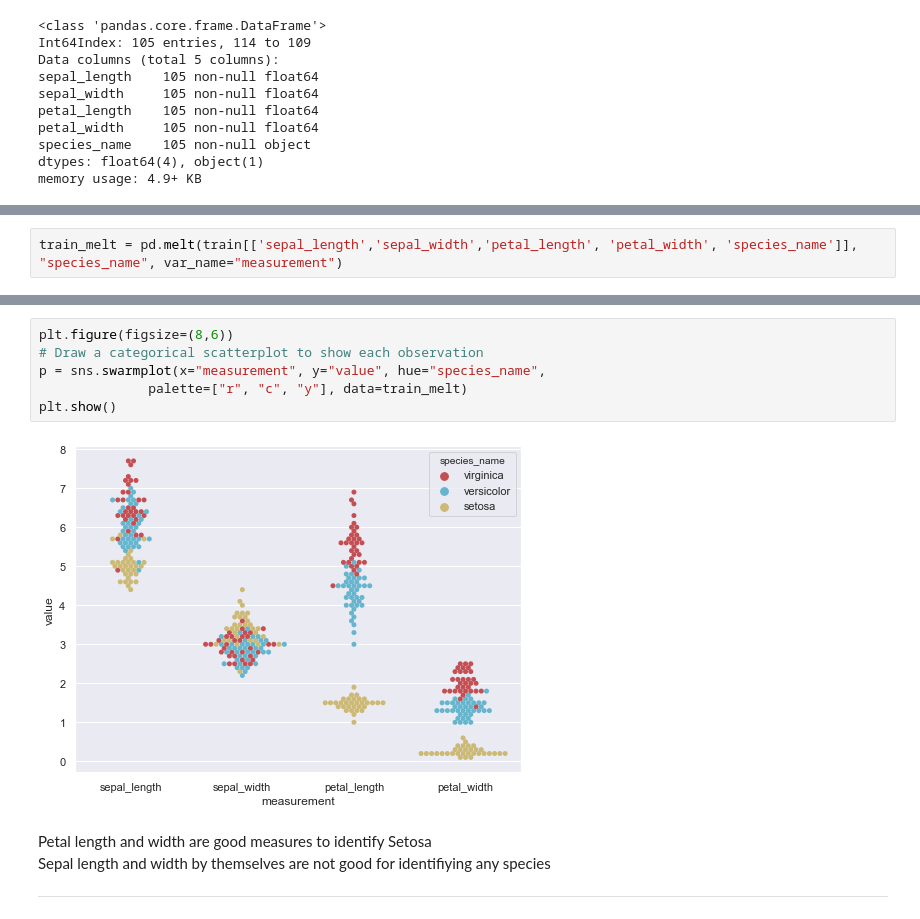
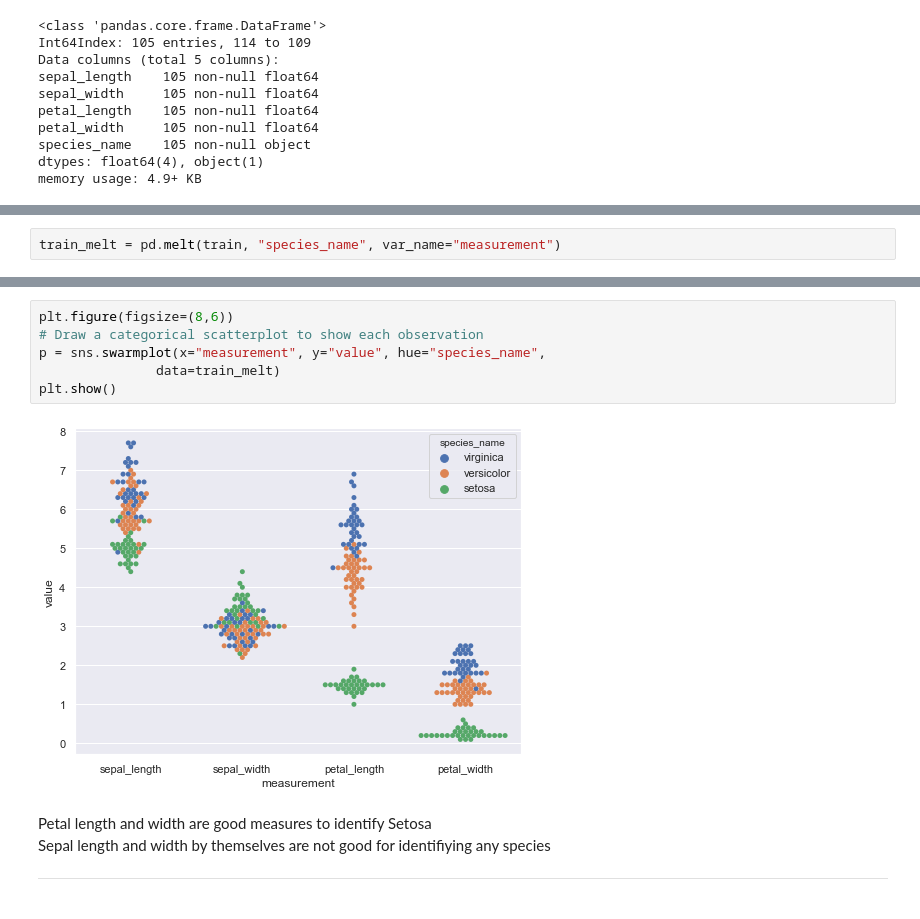
Before and after one commit to ravinder79/classification, a Jupyter notebook: classification_exercises.ipynb, the cells around one changed output, grey strips where cells are left out. Cells and saved outputs as stored; diff of their text form.

```diff
--- a/classification_exercises.ipynb
+++ b/classification_exercises.ipynb
@@ -507,2 +536,2 @@ memory usage: 4.9+ KB
 # %%
-train_melt = pd.melt(train[['sepal_length','sepal_width','petal_length', 'petal_width', 'species_name']], "species_name", var_name="measurement")
+train_melt = pd.melt(train, "species_name", var_name="measurement")
@@ -509,11 +547,11 @@ train_melt = pd.melt(train[['sepal_length','sepal_width','petal_length', 'petal_
 # %%
 plt.figure(figsize=(8,6))
 # Draw a categorical scatterplot to show each observation
 p = sns.swarmplot(x="measurement", y="value", hue="species_name",
-              palette=["r", "c", "y"], data=train_melt)
+               data=train_melt)
 plt.show()
 # %% [output]
-[figure, old version]
+[figure, new version]
 # %% [markdown]
 Petal length and width are good measures to identify Setosa\
 Sepal length and width by themselves are not good for identifiying any species
```
Also changed, not shown: parts of 4 cells of this notebook.
